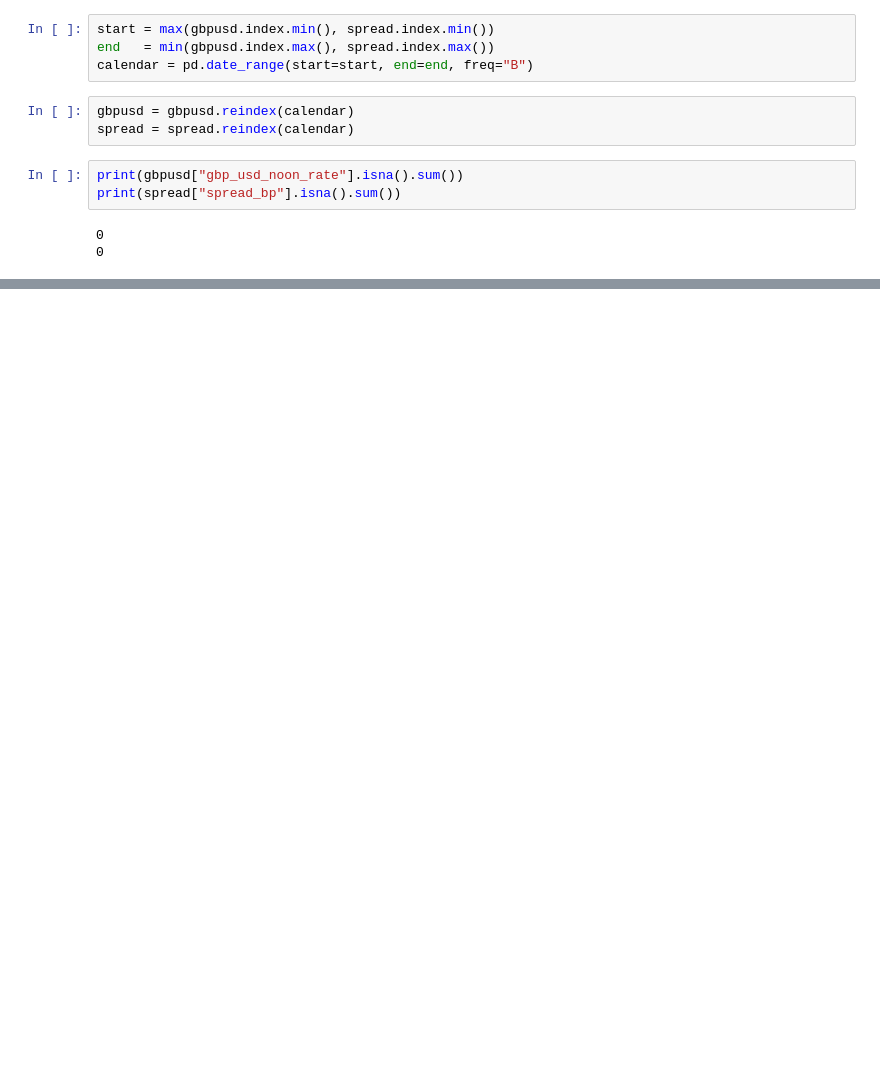
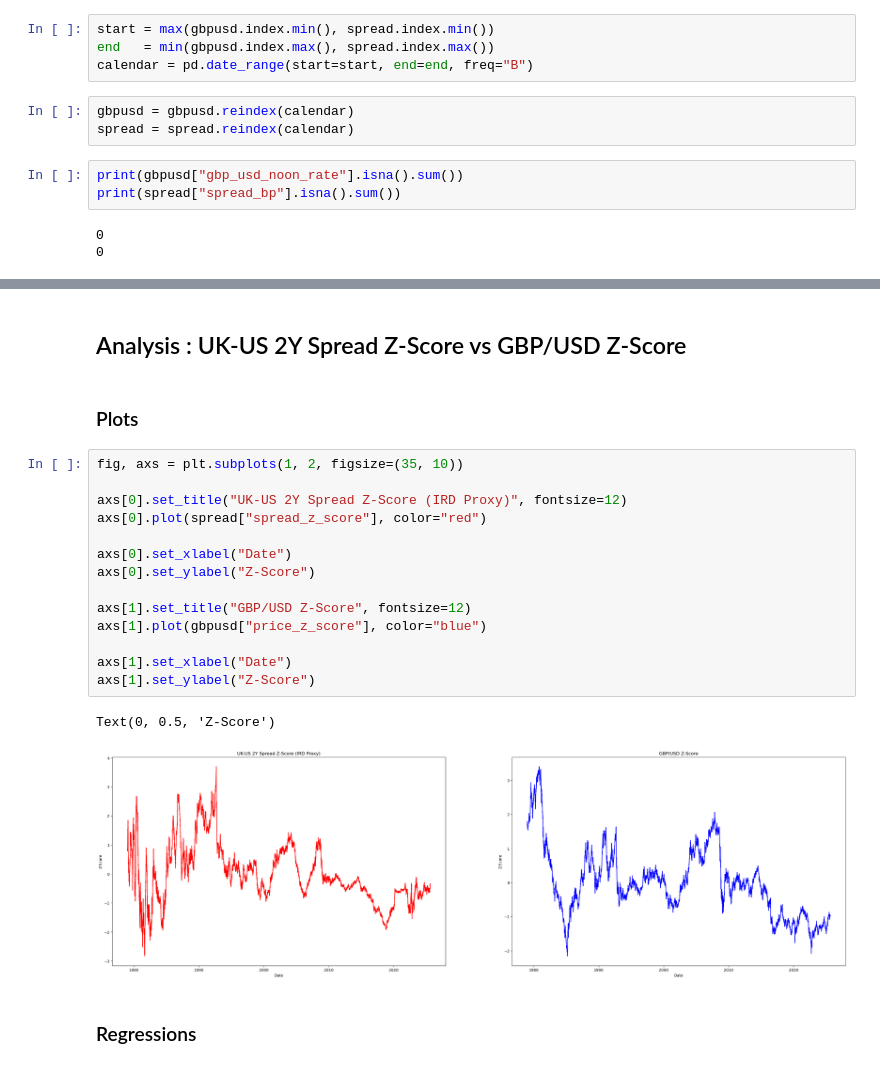
Before and after one commit to nifemiojo/gbpusd-yield-spreads-v1, a Jupyter notebook: notebooks/spread_gpbusd_analysis.ipynb, the cells around one changed output, grey strips where cells are left out. Saved outputs shown, nothing was run; the diff lists cells and outputs as text; blank space fills up the shorter version.

```diff
--- a/notebooks/spread_gpbusd_analysis.ipynb
+++ b/notebooks/spread_gpbusd_analysis.ipynb
@@ -388,0 +326,23 @@ Use case: tests monotonicity and economic plausibility. For example: do higher s
+# %% [markdown]
+## Analysis : UK-US 2Y Spread Z-Score vs GBP/USD Z-Score
+# %% [markdown]
+### Plots
+# %%
+fig, axs = plt.subplots(1, 2, figsize=(35, 10))
+
+axs[0].set_title("UK-US 2Y Spread Z-Score (IRD Proxy)", fontsize=12)
+axs[0].plot(spread["spread_z_score"], color="red")
+
+axs[0].set_xlabel("Date")
+axs[0].set_ylabel("Z-Score")
+
+axs[1].set_title("GBP/USD Z-Score", fontsize=12)
+axs[1].plot(gbpusd["price_z_score"], color="blue")
+
+axs[1].set_xlabel("Date")
+axs[1].set_ylabel("Z-Score")
+# %% [output]
+Text(0, 0.5, 'Z-Score')
+[figure, added]
+# %% [markdown]
+### Regressions
```
Also changed, not shown: parts of 75 cells of this notebook, 2 other files.
